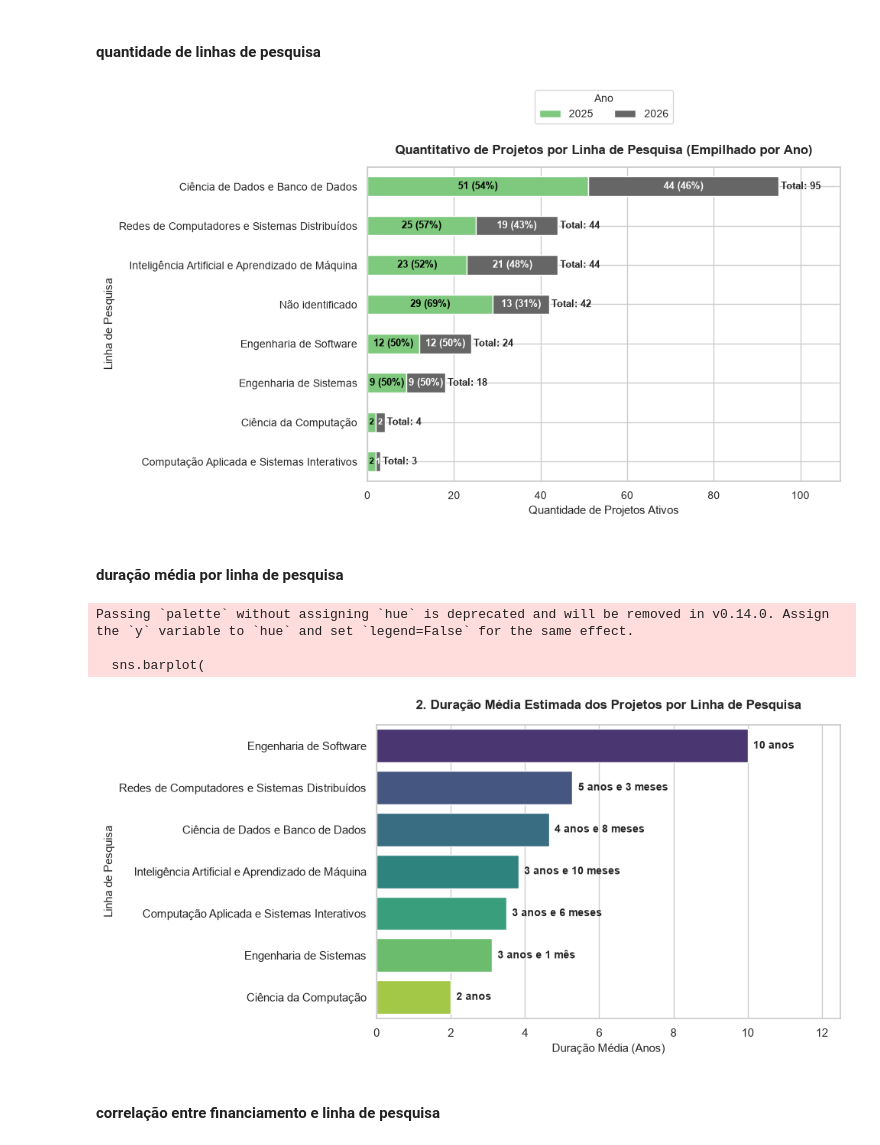
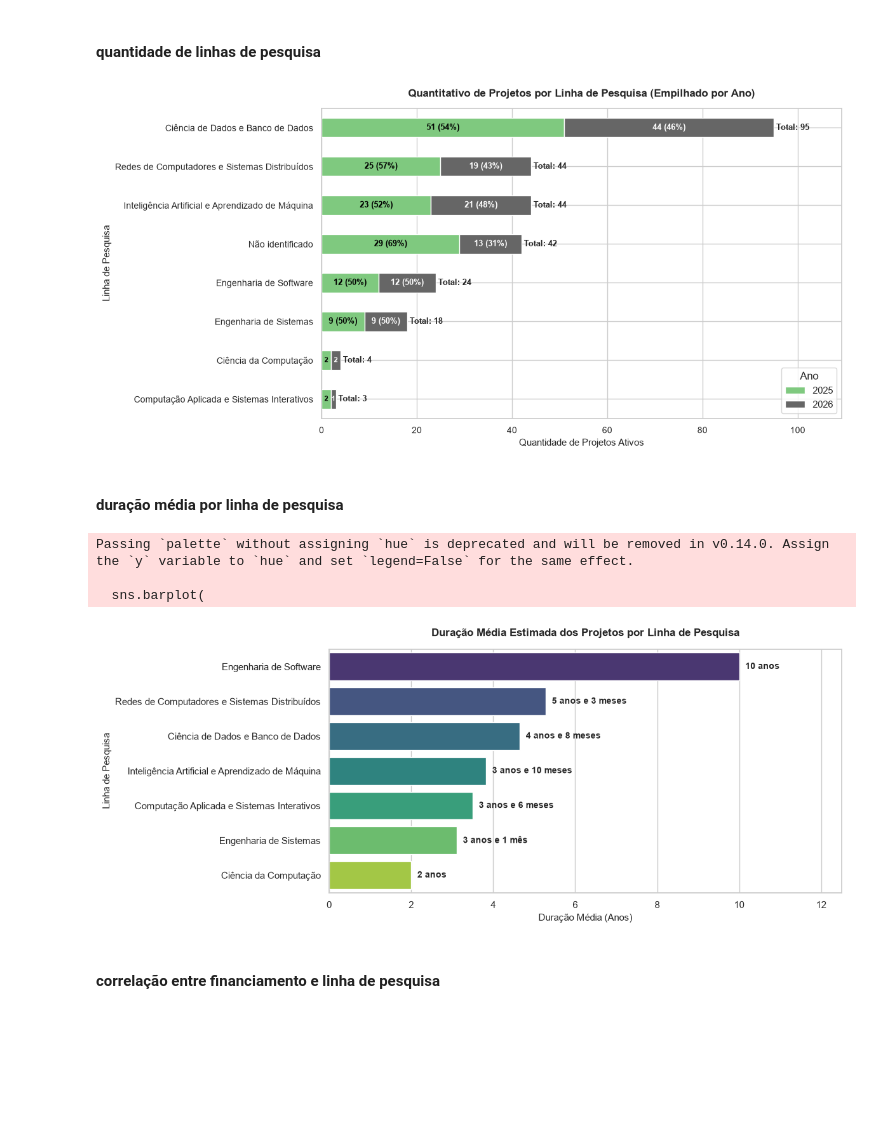
Before and after one commit to fernandanlisboa/analysing_lattes_projects, a Jupyter notebook: analysis.ipynb, the cells around one changed output. Saved outputs shown, nothing was run; the diff lists cells and outputs as text; code cells hidden in the pictures; blank space fills up the shorter version.

```diff
--- a/analysis.ipynb
+++ b/analysis.ipynb
@@ -180,17 +301,0 @@ pbt.plot(kind="bar", x="ano_inicio", stacked=True)
-# %%
-df['financiador'] = (
-    df['financiador'].fillna("['Não informado']").replace('[]', "['Não informado']")
-)
-
-df['financiadores_lista'] = df['financiador'].apply(ast.literal_eval)
-
-df_exploded = df.explode('financiadores_lista').reset_index(drop=True)
-
-# Tabela cruzada
-tabela = pd.crosstab(
-    df_exploded['ano_inicio'],
-    # df_exploded['financiadores_lista']
-)
-
-# Plot do gráfico empilhado
-tabela.plot(kind='bar', stacked=True, figsize=(12, 6))
@@ -738,9 +889,8 @@ tabela_linha_ano = tabela_linha_ano.sort_values(
     by='Total', ascending=True
 ).drop(columns=['Total'])
 # %%
-
 # 5. Plotagem
-fig, ax = plt.subplots(figsize=(10, 6))
+fig, ax = plt.subplots(figsize=(12, 6))
 tabela_linha_ano.plot(kind='barh', stacked=True, ax=ax, colormap='Accent')
 
 anos = tabela_linha_ano.columns.tolist()  # [2025, 2026]
@@ -779,43 +929,45 @@ for i, linha in enumerate(linhas):
 
     cum_x += val
 
   # Exibe o total acumulado ao lado de cada barra
   ax.text(
       cum_x + 0.5,
       i,
       f'Total: {cum_x}',
       ha='left',
       va='center',
       fontweight='bold',
       fontsize=9,
   )
 
 # 7. Configurações visuais do gráfico
 ax.set_title(
     'Quantitativo de Projetos por Linha de Pesquisa (Empilhado por Ano)',
     y=1.02,
     fontsize=12,
     fontweight='bold',
 )
 ax.set_xlabel('Quantidade de Projetos Ativos', fontsize=11)
 ax.set_ylabel('Linha de Pesquisa', fontsize=11)
 ax.set_xlim(0, max(tabela_linha_ano.sum(axis=1)) * 1.15)
 
-ax.legend(
-    title='Ano',
-    loc='lower center',
-    bbox_to_anchor=(0.5, 1.12),
-    ncol=2,
-    fontsize=10,
-    title_fontsize=10,
-)
-
+# ax.legend(
+#     title='Ano',
+#     loc='lower center',
+#     bbox_to_anchor=(0.5, 1.12),
+#     ncol=2,
+#     fontsize=10,
+#     title_fontsize=10,
+# )
+plt.legend(title="Ano", loc="lower right")
 plt.xticks(fontsize=10)
 plt.yticks(fontsize=10)
 plt.tight_layout()
+plt.savefig(os.path.join("data", "output", "graphs", 'linhas_pesquisa.png'), bbox_inches='tight', dpi=300)
+
 plt.show()
 # %% [output]
-[figure, old version]
+[figure, new version]
 # %% [markdown]
 #### duração média por linha de pesquisa
 # %%
@@ -864,7 +1016,7 @@ def format_anos_meses(val_anos):
   return ' e '.join(partes)
 # %%
 # 4. Plotagem do gráfico
-fig, ax = plt.subplots(figsize=(10, 5))
+fig, ax = plt.subplots(figsize=(12, 5))
 sns.barplot(
     data=dur_linha,
     y='Linha de Pesquisa',
@@ -899,12 +1051,13 @@ ax.set_ylabel('Linha de Pesquisa', fontsize=11)
 ax.set_xlim(0, max(dur_linha['Duração Média (Anos)']) * 1.25)
 
 plt.tight_layout()
+plt.savefig(os.path.join("data", "output", "graphs", 'duracao_linhas.png'), bbox_inches='tight', dpi=300)
 plt.show()
 # %% [output]
 Passing `palette` without assigning `hue` is deprecated and will be removed in v0.14.0. Assign the `y` variable to `hue` and set `legend=False` for the same effect.
 
   sns.barplot(
-[figure, old version]
+[figure, new version]
 # %% [markdown]
 #### correlação entre financiamento e linha de pesquisa
 # %%
```
Also changed, not shown: parts of 38 cells of this notebook.
